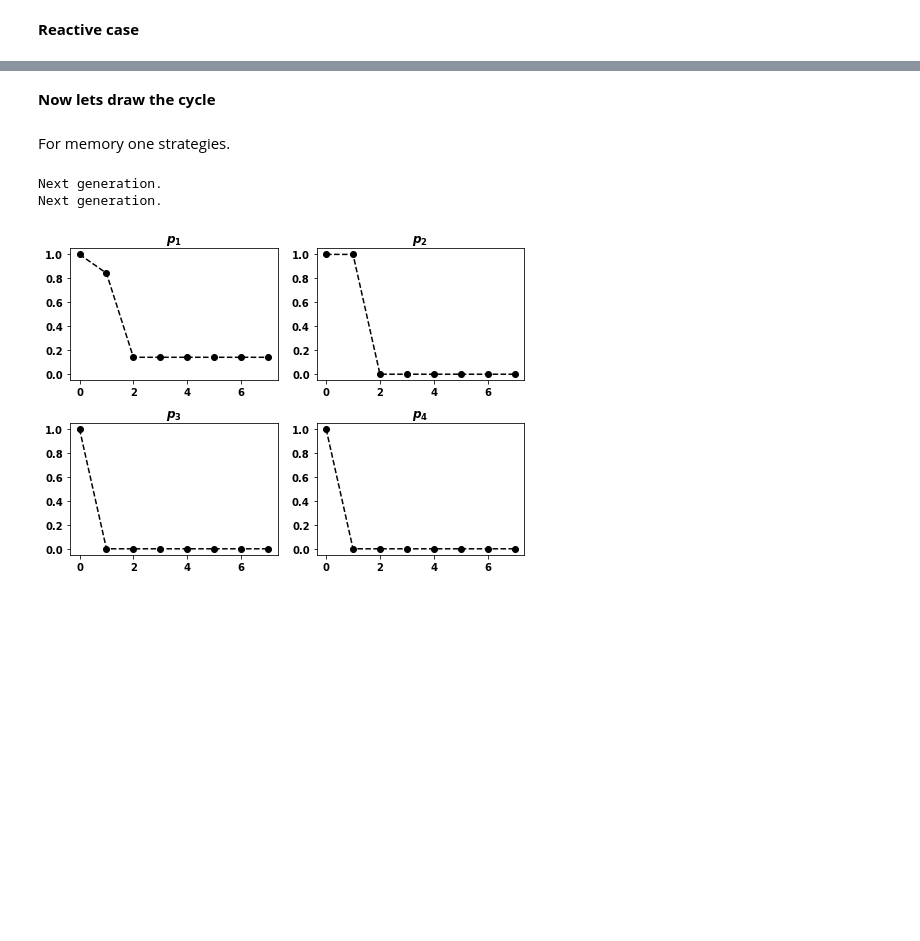
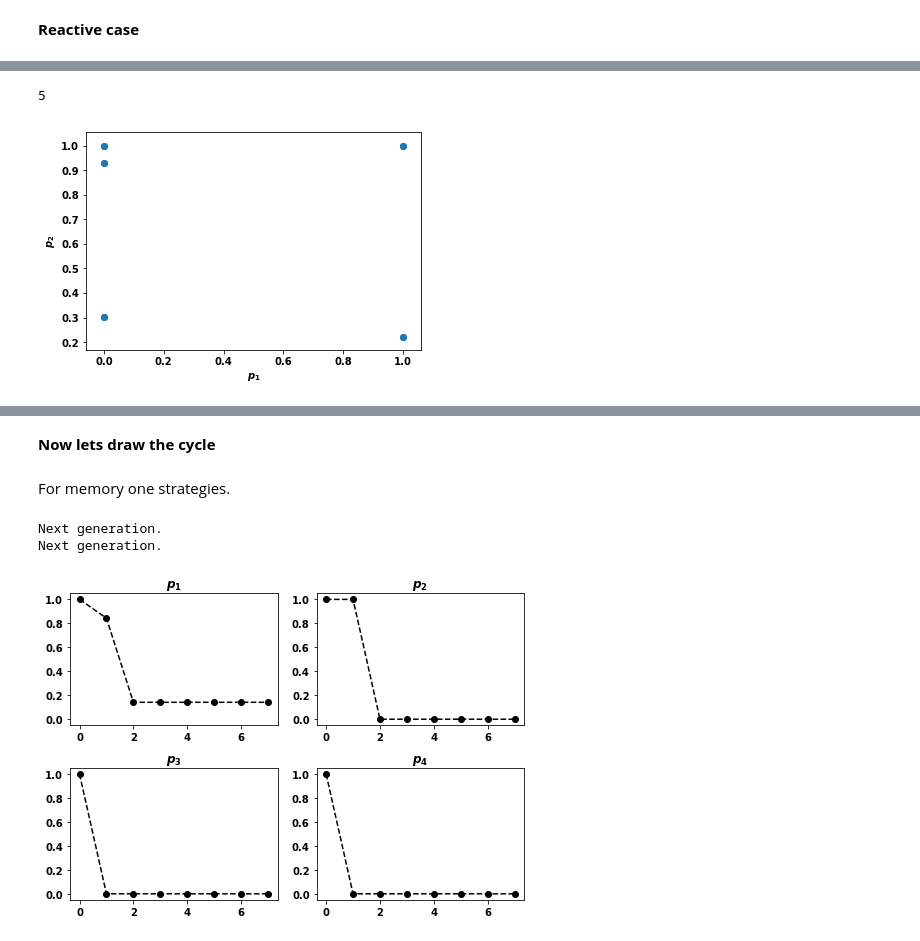
Before and after one commit to Nikoleta-v3/Memory-size-in-the-prisoners-dilemma, a Jupyter notebook: nbs/Evolutionary best responses.ipynb, the cells around one changed output, grey strips where cells are left out. Cells and saved outputs as stored; diff of their text form; code cells hidden in the pictures; blank space fills up the shorter version.

```diff
--- a/nbs/Evolutionary best responses.ipynb
+++ b/nbs/Evolutionary best responses.ipynb
@@ -95,12 +167,12 @@ for j, hist in enumerate(mem_one_histories):
 # %% [markdown]
 **Reactive case**
 # %%
-# reactive_best_resposnses, reactive_histories = [], []
-# for seed in range(6, 9):
-#     axl.seed(seed)
-#     random_opponents = [[random.random() for _ in range(4)] for _ in range(2)]
+reactive_best_resposnses, reactive_histories = [], []
+for seed in range(9, 20):
+    axl.seed(seed)
+    random_opponents = [[random.random() for _ in range(4)] for _ in range(2)]
 
-#     best_ev_response, hist = opt_mo.get_evolutionary_best_response(random_opponents,
-#                                                                     opt_mo.get_reactive_best_response_with_bayesian)
-#     reactive_best_resposnses.append(best_ev_response), reactive_histories.append(hist)
-#     print('------------------')
+    best_ev_response, hist, lenght = opt_mo.get_evolutionary_best_response(random_opponents,
+                                                                    opt_mo.get_reactive_best_response_with_bayesian)
+    reactive_best_resposnses.append(best_ev_response), reactive_histories.append(hist)
+    print('------------------')
@@ -116,0 +197,18 @@ for j, hist in enumerate(mem_one_histories):
+# %%
+histories = [hist for hist in reactive_histories if len(hist) > 3]
+# %%
+len(histories)
+# %% [output]
+5
+# %%
+points = [res[:2] for res in histories[3]]
+x = list(zip(*points))[0]
+y = list(zip(*points))[1]
+
+fig = plt.subplot()
+plt.scatter(x, y);
+
+plt.ylabel('$p_2$');
+plt.xlabel('$p_1$');
+# %% [output]
+[figure, added]
```
Also changed, not shown: parts of 18 cells of this notebook, 10 other files.
